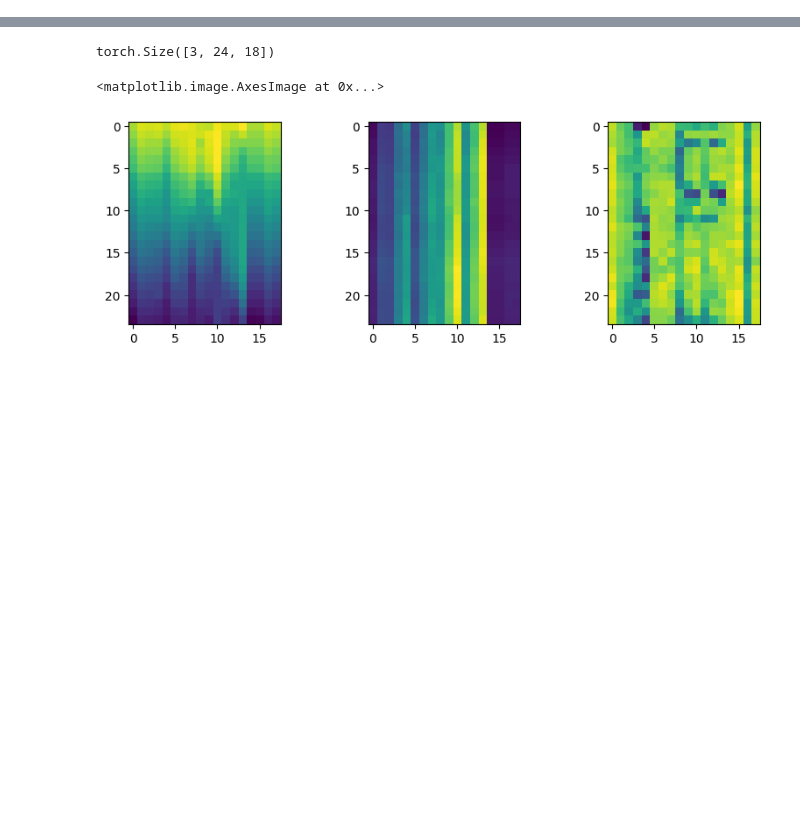
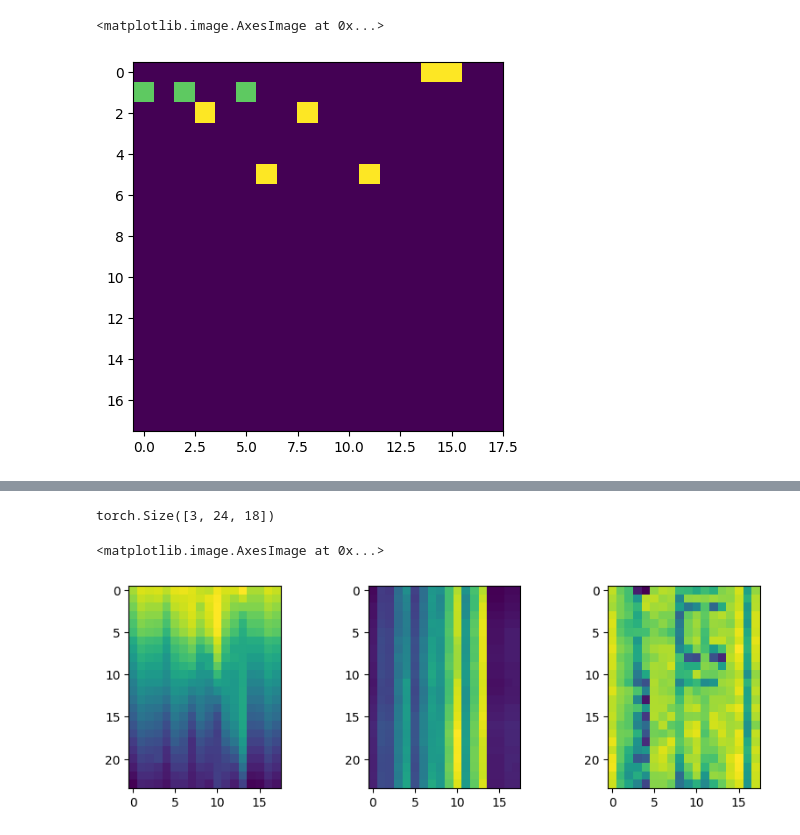
Before and after one commit to irfanhasib0/Deep-Learning-For-Computer-Vision, a Jupyter notebook: MotionDetection/stg-nf/gcn_pose.ipynb, the cells around one changed output, grey strips where cells are left out. Cells and saved outputs as stored; diff of their text form; code cells hidden in the pictures; blank space fills up the shorter version.

```diff
--- a/MotionDetection/stg-nf/gcn_pose.ipynb
+++ b/MotionDetection/stg-nf/gcn_pose.ipynb
@@ -11 +13,10 @@ from pose_data import PoseGraph
+# %%
+graph = Graph()
+# %%
+#from matplotlib import pyplot as plt
+plt.imshow(graph.A[2])
+graph.
+# %% [output]
+<matplotlib.image.AxesImage at 0x...>
+[figure, added]
 # %%
```
Also changed, not shown: parts of 10 cells of this notebook, 3 other files.
